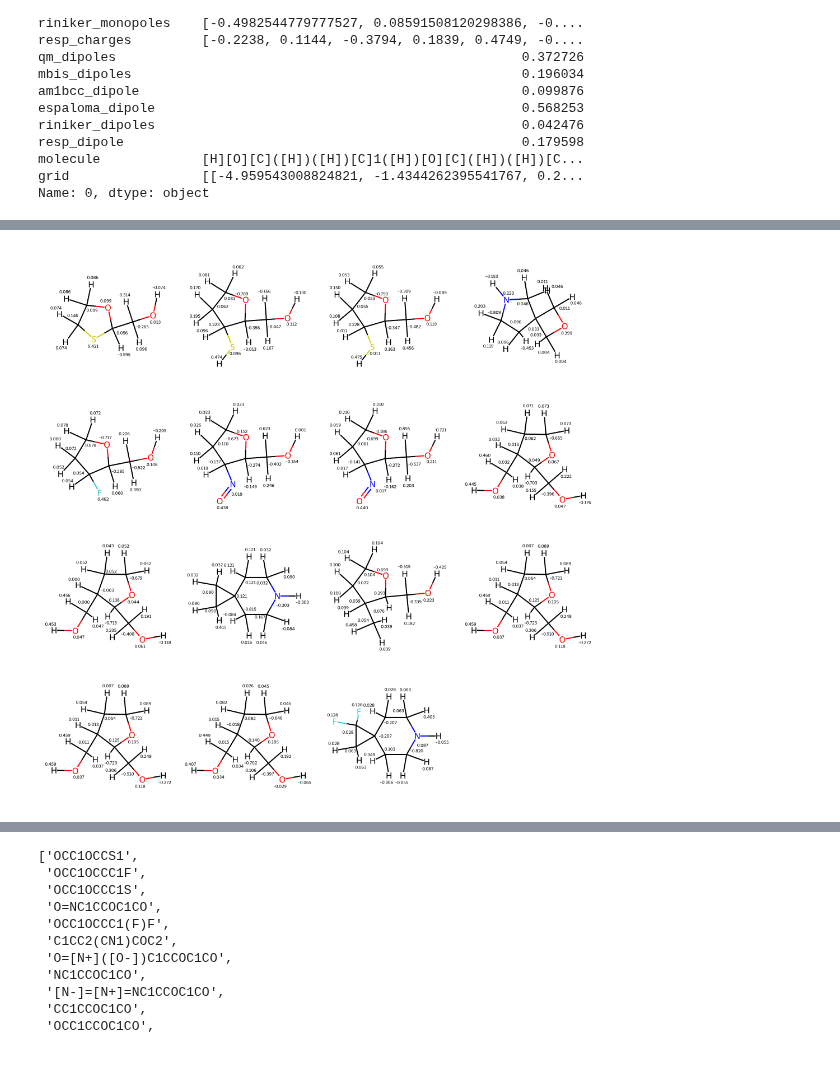
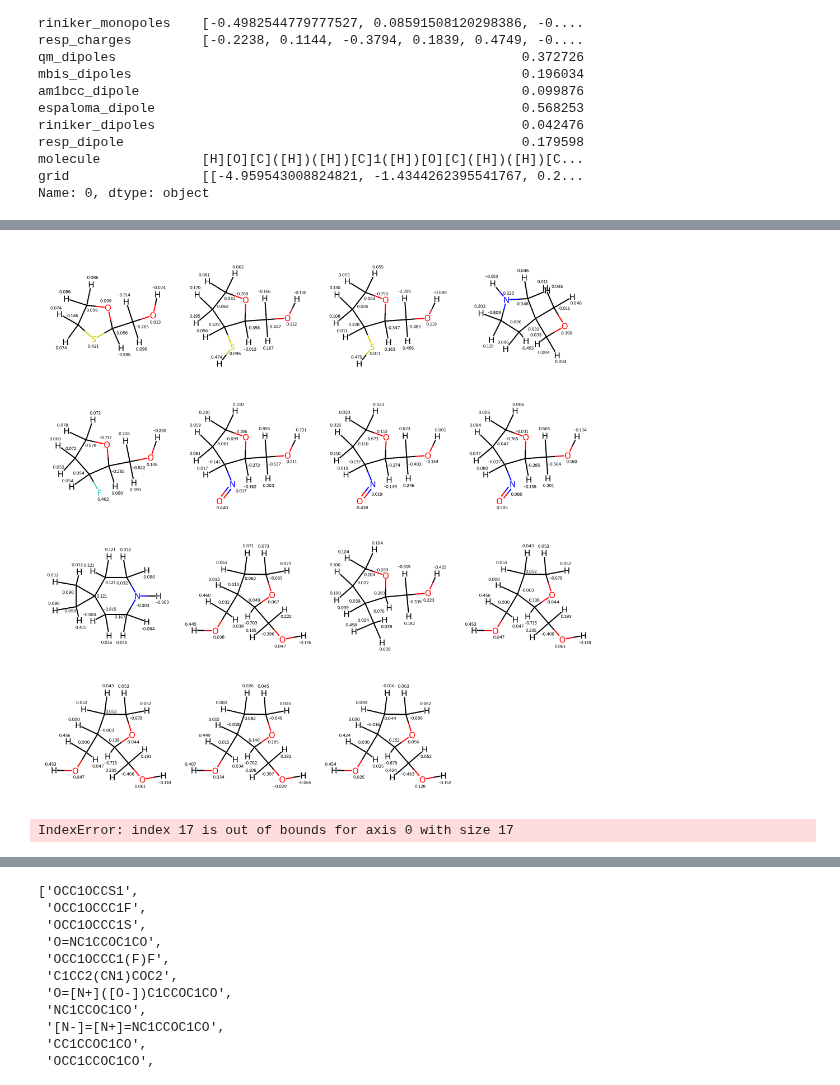
Before and after one commit to bismuthadams1/charge_paper, a Jupyter notebook: explore_parquet.ipynb, the cells around one changed output, grey strips where cells are left out. Saved outputs shown, nothing was run; the diff lists cells and outputs as text; code cells hidden in the pictures.

Commit message:
fix visualizations

```diff
--- a/explore_parquet.ipynb
+++ b/explore_parquet.ipynb
@@ -118,19 +135,19 @@ Name: 0, dtype: object
 # %%
 draw_mols  = [1,2,3,4,5,6,7,8,9,10,11,12,12,14,15]
 images = []
 for mol in draw_mols:
-    openff_molecule = Molecule.from_smiles(df.iloc[mol]['molecule'], allow_undefined_stereo=True)
+    openff_molecule = Molecule.from_mapped_smiles(df.iloc[mol]['molecule'], allow_undefined_stereo=True)
     rdkit_mol = openff_molecule.to_rdkit()
     resp_charges =  df.iloc[mol]['resp_charges']
     for i, atom in enumerate(rdkit_mol.GetAtoms()):
         lbl = '%.3f' % (resp_charges[i])
         atom.SetProp('atomNote', lbl)
     images.append(rdkit_mol)
 
 img = Draw.MolsToGridImage(images, molsPerRow=4, subImgSize=(250, 250))
 img
 # %% [output]
-[figure, old version]
+[figure, new version]
 # %%
 
 
@@ -141,6 +158,8 @@ for i, atom in enumerate(rdkit_mol.GetAtoms()):
     lbl = '%.3f' % (resp_charges[i])
     atom.SetProp('atomNote', lbl)
 rdkit_mol
+# %% [output]
+IndexError: index 17 is out of bounds for axis 0 with size 17
 # %%
 from chargecraft.storage.storage import MoleculePropRecord, MoleculePropStore
 from MultipoleNet import load_model, build_graph_batched, D_Q
```
Also changed, not shown: parts of 3 cells of this notebook, 3 other files.
